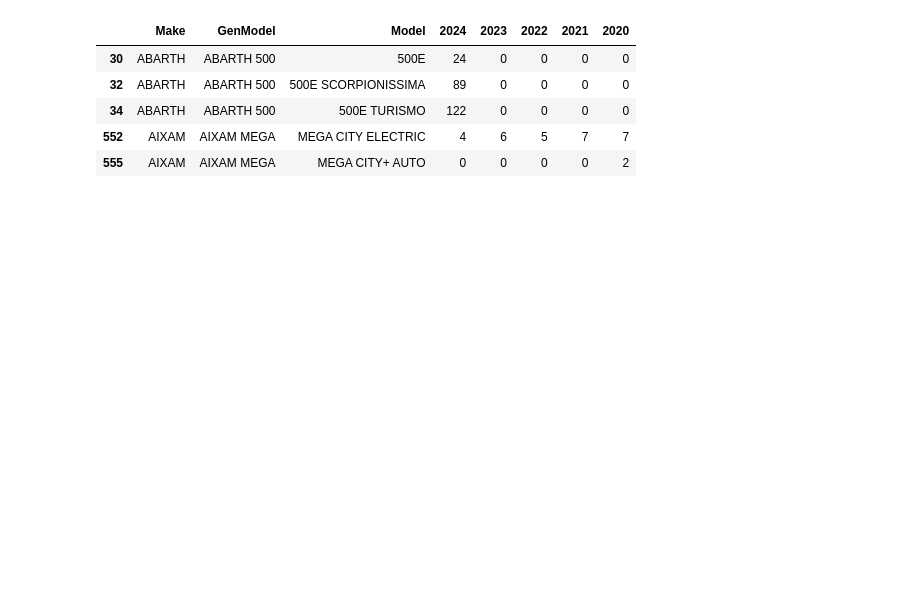
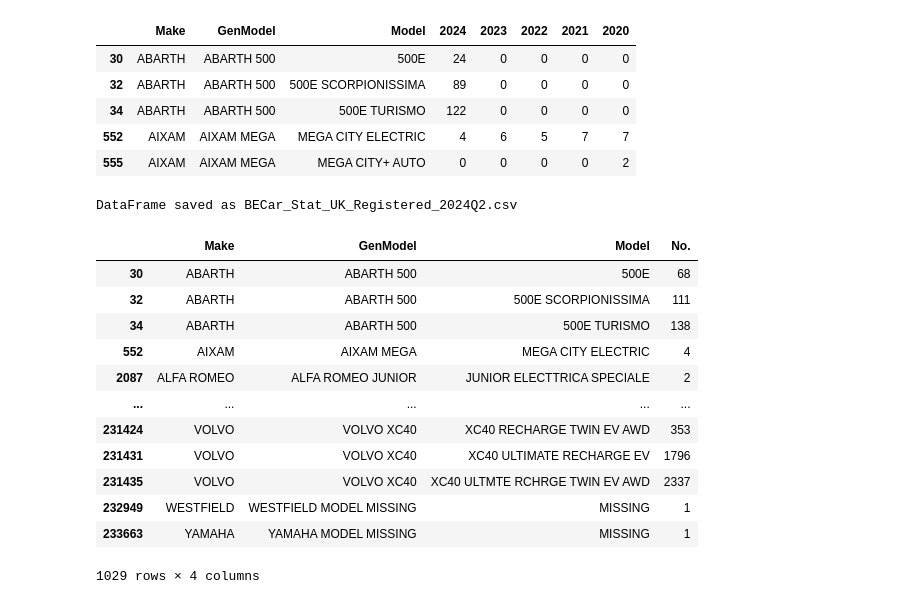
Before and after one commit to mahdifirouzi/Vehicle_Stats_GB, a Jupyter notebook: Filter the Raw Data.ipynb, the cells around one changed output. Drawn from its saved outputs; the diff is of its cells as text; code cells hidden in the pictures; blank space fills up the shorter version.

```diff
--- a/Filter the Raw Data.ipynb
+++ b/Filter the Raw Data.ipynb
@@ -102,3 +64,22 @@ BECar_Stat_UK_Registered_2024_2020_Q1.head()
 | 34 | ABARTH | ABARTH 500 | 500E TURISMO | 122 | 0 | 0 | 0 | 0 |
 | 552 | AIXAM | AIXAM MEGA | MEGA CITY ELECTRIC | 4 | 6 | 5 | 7 | 7 |
 | 555 | AIXAM | AIXAM MEGA | MEGA CITY+ AUTO | 0 | 0 | 0 | 0 | 2 |
+# %%
+save_dataframe(BECar_Stat_UK_Registered_2024Q2, "BECar_Stat_UK_Registered_2024Q2", file_format="csv", save_index=False)
+#save_dataframe(BECar_Stat_UK_Registered_2024_2020_Q1, "BECar_Stat_UK_Registered_2024_2020_Q1", file_format="csv", save_index=False)
+BECar_Stat_UK_Registered_2024Q2
+# %% [output]
+DataFrame saved as BECar_Stat_UK_Registered_2024Q2.csv
+|  | Make | GenModel | Model | No. |
+| 30 | ABARTH | ABARTH 500 | 500E | 68 |
+| 32 | ABARTH | ABARTH 500 | 500E SCORPIONISSIMA | 111 |
+| 34 | ABARTH | ABARTH 500 | 500E TURISMO | 138 |
+| 552 | AIXAM | AIXAM MEGA | MEGA CITY ELECTRIC | 4 |
+| 2087 | ALFA ROMEO | ALFA ROMEO JUNIOR | JUNIOR ELECTTRICA SPECIALE | 2 |
+| ... | ... | ... | ... | ... |
+| 231424 | VOLVO | VOLVO XC40 | XC40 RECHARGE TWIN EV AWD | 353 |
+| 231431 | VOLVO | VOLVO XC40 | XC40 ULTIMATE RECHARGE EV | 1796 |
+| 231435 | VOLVO | VOLVO XC40 | XC40 ULTMTE RCHRGE TWIN EV AWD | 2337 |
+| 232949 | WESTFIELD | WESTFIELD MODEL MISSING | MISSING | 1 |
+| 233663 | YAMAHA | YAMAHA MODEL MISSING | MISSING | 1 |
+1029 rows × 4 columns
```
Also changed, not shown: parts of 16 cells of this notebook, 3 other files.
